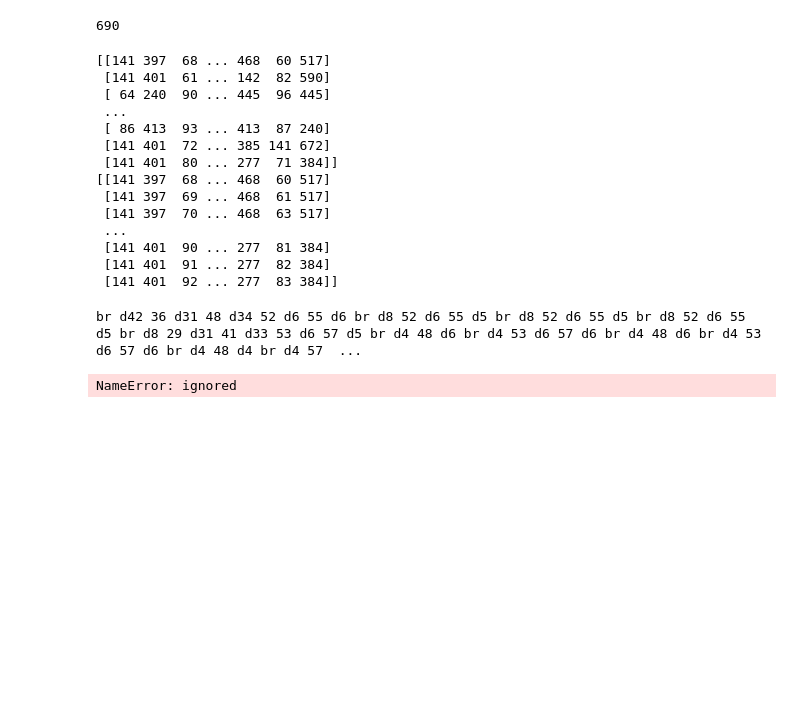
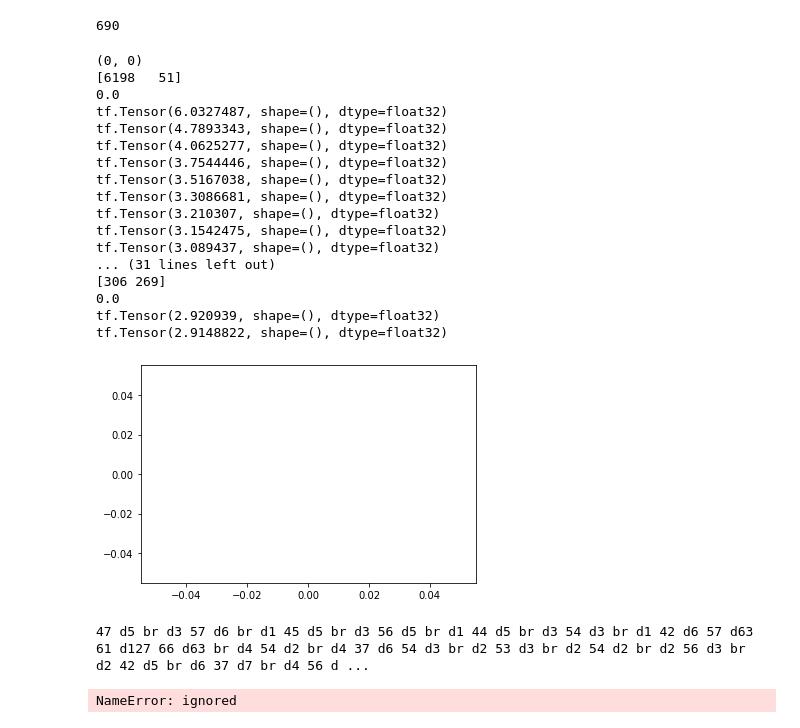
Before and after one commit to QuinnStraus/CSCI-1470-final, a Jupyter notebook: DL_Final_Transformer.ipynb, the cells around one changed output. Cells and saved outputs as stored; diff of their text form; code cells hidden in the pictures; blank space fills up the shorter version.

```diff
--- a/DL_Final_Transformer.ipynb
+++ b/DL_Final_Transformer.ipynb
@@ -53,7 +59,7 @@ for song in text:
     transp = []
     for note in song:
       if note[0] != 'b' and note[0] != 'd':
-        transp.append(str(int(note) + t))
+        transp.append(str(int(note) + t - 6))
       else:
         transp.append(note)
     transposed_songs.append(transp)
@@ -99,21 +105,6 @@ test_ids = np.asarray(np.stack([vocab[word] for word in test_song]))
 # %%
 print(orig_ids)
 print(transposed_ids)
-# %% [output]
-[[141 397  68 ... 468  60 517]
- [141 401  61 ... 142  82 590]
- [ 64 240  90 ... 445  96 445]
- ...
- [ 86 413  93 ... 413  87 240]
- [141 401  72 ... 385 141 672]
- [141 401  80 ... 277  71 384]]
-[[141 397  68 ... 468  60 517]
- [141 397  69 ... 468  61 517]
- [141 397  70 ... 468  63 517]
- ...
- [141 401  90 ... 277  81 384]
- [141 401  91 ... 277  82 384]
- [141 401  92 ... 277  83 384]]
 # %%
 # Transformer model
 def Attention_Matrix(K, Q, use_mask=False):
@@ -228,8 +219,8 @@ class Transformer_Seq2Seq(tf.keras.Model):
 		self.window_sz = window_sz
 
 		# Define batch size and optimizer/learning rate
-		self.batch_size = 10
-		self.embedding_size = 100
+		self.batch_size = 50
+		self.embedding_size = 128
 		self.learning_rate = 0.0015
 		self.optimizer = tf.keras.optimizers.Adam(learning_rate=self.learning_rate)
 
@@ -241,7 +232,7 @@ class Transformer_Seq2Seq(tf.keras.Model):
 		self.encoder = Transformer_Block(self.embedding_size, False)
 		self.decoder = Transformer_Block(self.embedding_size, True)
 		# Define dense layer(s)
-		self.dense1 = tf.keras.layers.Dense(100, activation='relu')
+		self.dense1 = tf.keras.layers.Dense(5, activation='relu')
 		self.dense2 = tf.keras.layers.Dense(self.vocab_sz, activation='softmax')
 
 	@tf.function
@@ -346,14 +337,33 @@ model = Transformer_Seq2Seq(WINDOW_SZ, VOCAB_SZ)
 # %%
 from matplotlib import pyplot as plt
 losses = []
-for i in range(5):
+for i in range(1):
   losses += train(model, transposed_ids)
 for i in range(3):
  losses += train(model, orig_ids)
 plt.plot()
 plt.show(losses)
+# %% [output]
+(0, 0)
+[6198   51]
+0.0
+tf.Tensor(6.0327487, shape=(), dtype=float32)
+tf.Tensor(4.7893343, shape=(), dtype=float32)
+tf.Tensor(4.0625277, shape=(), dtype=float32)
+tf.Tensor(3.7544446, shape=(), dtype=float32)
+tf.Tensor(3.5167038, shape=(), dtype=float32)
+tf.Tensor(3.3086681, shape=(), dtype=float32)
+tf.Tensor(3.210307, shape=(), dtype=float32)
+tf.Tensor(3.1542475, shape=(), dtype=float32)
+tf.Tensor(3.089437, shape=(), dtype=float32)
+... (31 lines left out)
+[306 269]
+0.0
+tf.Tensor(2.920939, shape=(), dtype=float32)
+tf.Tensor(2.9148822, shape=(), dtype=float32)
+[figure, added]
 # %%
-sample = orig_ids[50, :100]
+sample = orig_ids[1986, 30:130]
 reverse_vocab = {idx: word for word, idx in vocab.items()}
 string = ""
 for id in generate_sentence(sample, 400, vocab, model).tolist()[0]:
@@ -361,7 +371,7 @@ for id in generate_sentence(sample, 400, vocab, model).tolist()[0]:
 
 print(string)
 # %% [output]
-br d42 36 d31 48 d34 52 d6 55 d6 br d8 52 d6 55 d5 br d8 52 d6 55 d5 br d8 52 d6 55 d5 br d8 29 d31 41 d33 53 d6 57 d5 br d4 48 d6 br d4 53 d6 57 d6 br d4 48 d6 br d4 53 d6 57 d6 br d4 48 d4 br d4 57  ...
+47 d5 br d3 57 d6 br d1 45 d5 br d3 56 d5 br d1 44 d5 br d3 54 d3 br d1 42 d6 57 d63 61 d127 66 d63 br d4 54 d2 br d4 37 d6 54 d3 br d2 53 d3 br d2 54 d2 br d2 56 d3 br d2 42 d5 br d6 37 d7 br d4 56 d ...
 # %%
 reverse_vocab = {idx: word for word, idx in vocab.items()}
 for id in song_ids[0, :20]: print(reverse_vocab[id])
```
Also changed, not shown: parts of 2 cells of this notebook.
